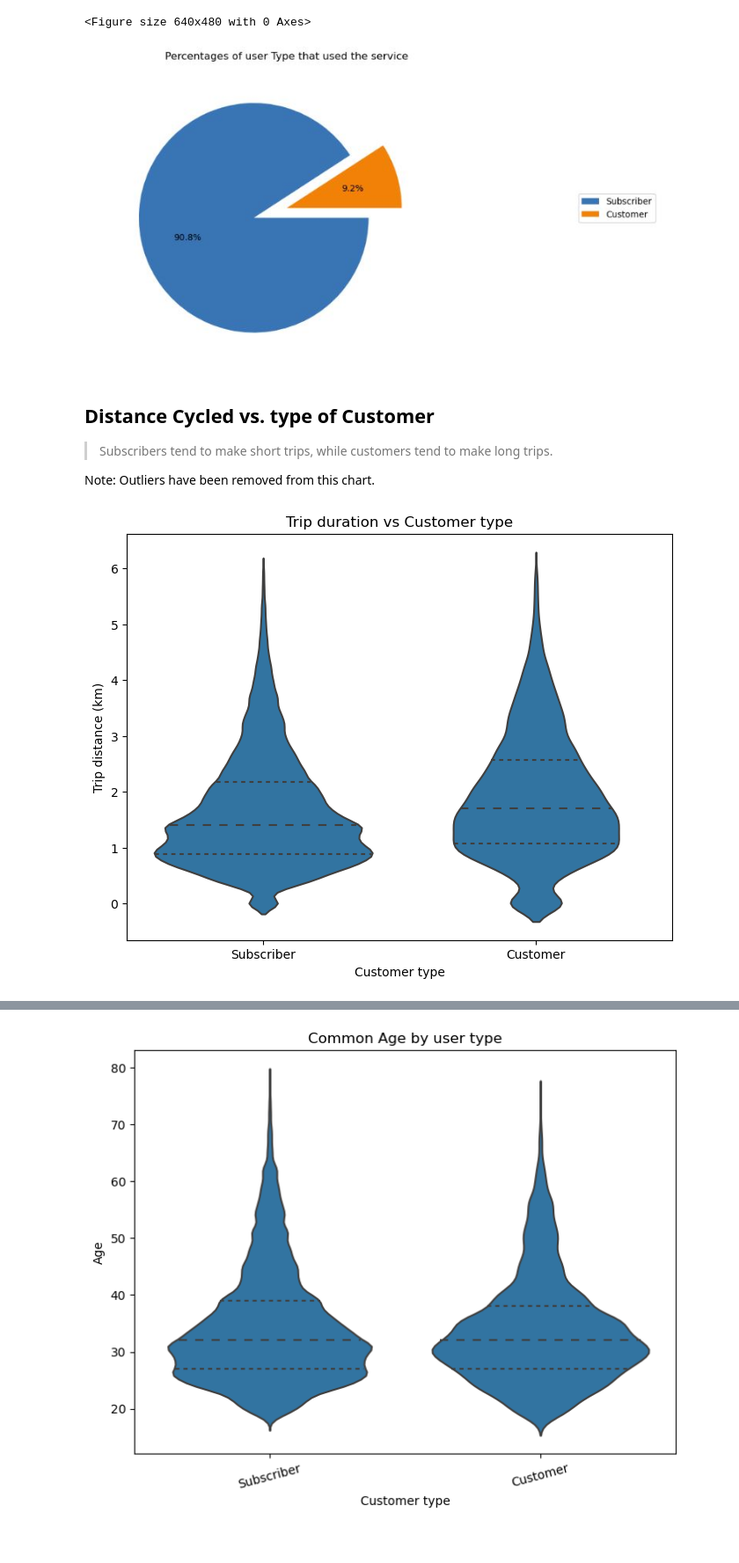
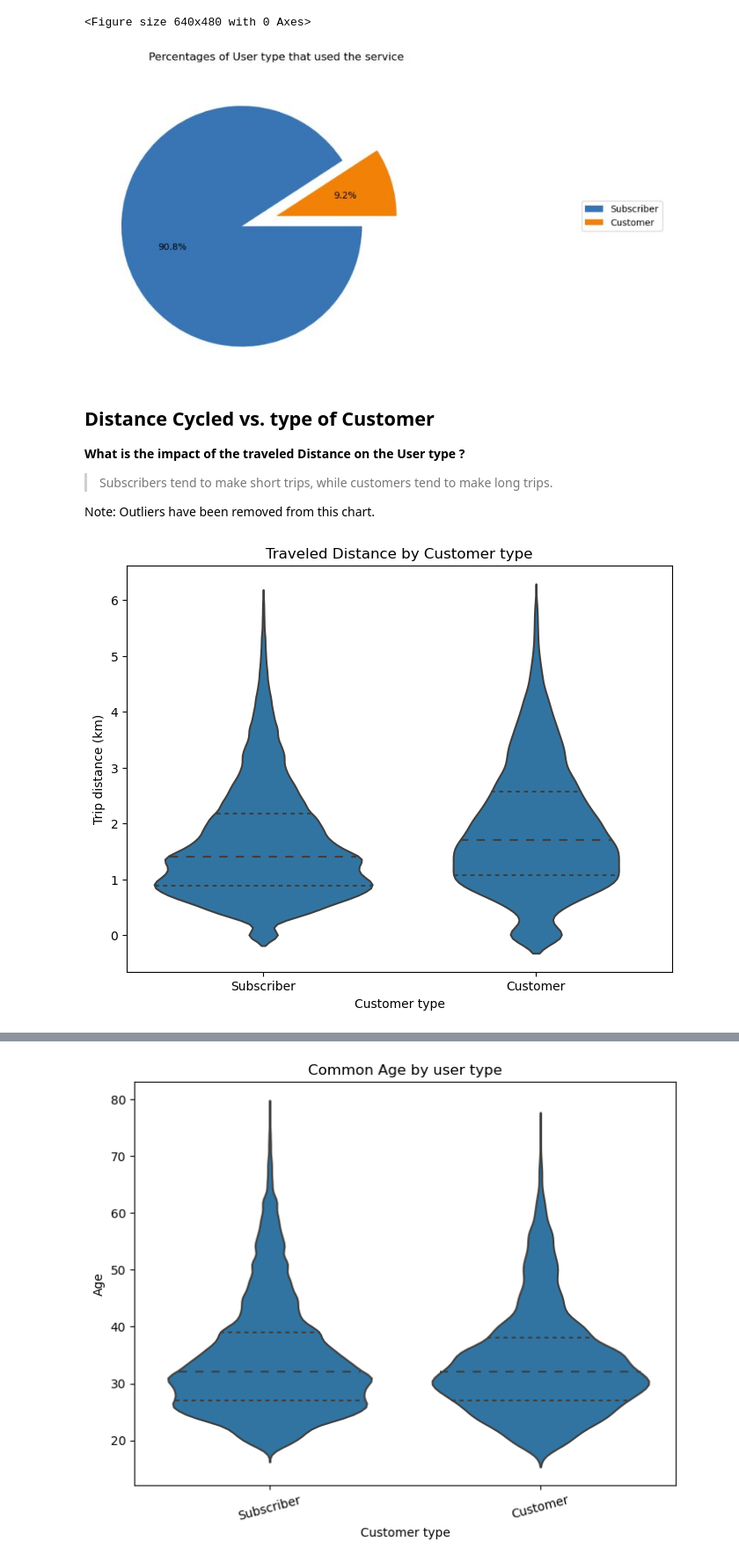
Before and after one commit to Abdou240/Data_Analyst_Nanodegree_ALX, a Jupyter notebook: Projekts/Projekt_3/Part_II_slide_deck_template.ipynb, the cells around one changed output, grey strips where cells are left out. Shown at 88% size. Cells and saved outputs as stored; diff of their text form; code cells hidden in the pictures.

```diff
--- a/Projekts/Projekt_3/Part_II_slide_deck_template.ipynb
+++ b/Projekts/Projekt_3/Part_II_slide_deck_template.ipynb
@@ -43,3 +43,10 @@ var_dict = {'user_type': ['Subscriber','Customer'],
 for v in var_dict:
     ordered_v = pd.api.types.CategoricalDtype(ordered = True, categories= var_dict[v])
     Bike_clean[v] = Bike_clean[v].astype(ordered_v)
+# %%
+#Outlier
+high_outliers = (Bike_clean['duration_min'] > 67.5)
+#proportion of outliers in Procent %
+print(high_outliers.sum()/Bike_clean['duration_min'].sum()*100)#proportion of outlier
+# let's drop the Bike_clean['duration_min'] > 67.5
+Bike_clean = Bike_clean.loc[-high_outliers]
@@ -146,20 +156,21 @@ plt.savefig("Images/Percentages of User Type that used the service.jpg");
 [figure]
 <Figure size 640x480 with 0 Axes>
 # %% [markdown]
-![Percentages%20of%20User%20Type%20that%20used%20the%20service-3.jpg](attachment:Percentages%20of%20User%20Type%20that%20used%20the%20service-3.jpg)
+![Percentages%20of%20User%20Type%20that%20used%20the%20service-4.jpg](attachment:Percentages%20of%20User%20Type%20that%20used%20the%20service-4.jpg)
 # %% [markdown]
 ## Distance Cycled vs. type of Customer
+**What is the impact of the traveled Distance on the User type ?**
 > Subscribers tend to make short trips, while customers tend to make long trips.
 
 Note: Outliers have been removed from this chart.
 # %%
 plt.figure(figsize = [8,6])
 #show user type vs Distance in violin plot
 sb.violinplot(data = Bike_clean.query("trip_km <= 6"),x = 'user_type',y='trip_km',color = sb.color_palette()[0],inner='quartile');
-plt.title("Trip duration vs Customer type");
+plt.title("Traveled Distance by Customer type");
 plt.xlabel("Customer type");
 plt.ylabel("Trip distance (km)");
-plt.savefig("Images/Trip duration vs Customer type.jpg");
+plt.savefig("Images/Traveled Distance by Customer type.jpg");
 # %% [output]
-[figure, old version]
+[figure, new version]
 # %% [markdown]
```
Also changed, not shown: parts of 14 cells of this notebook, 8 other files.
